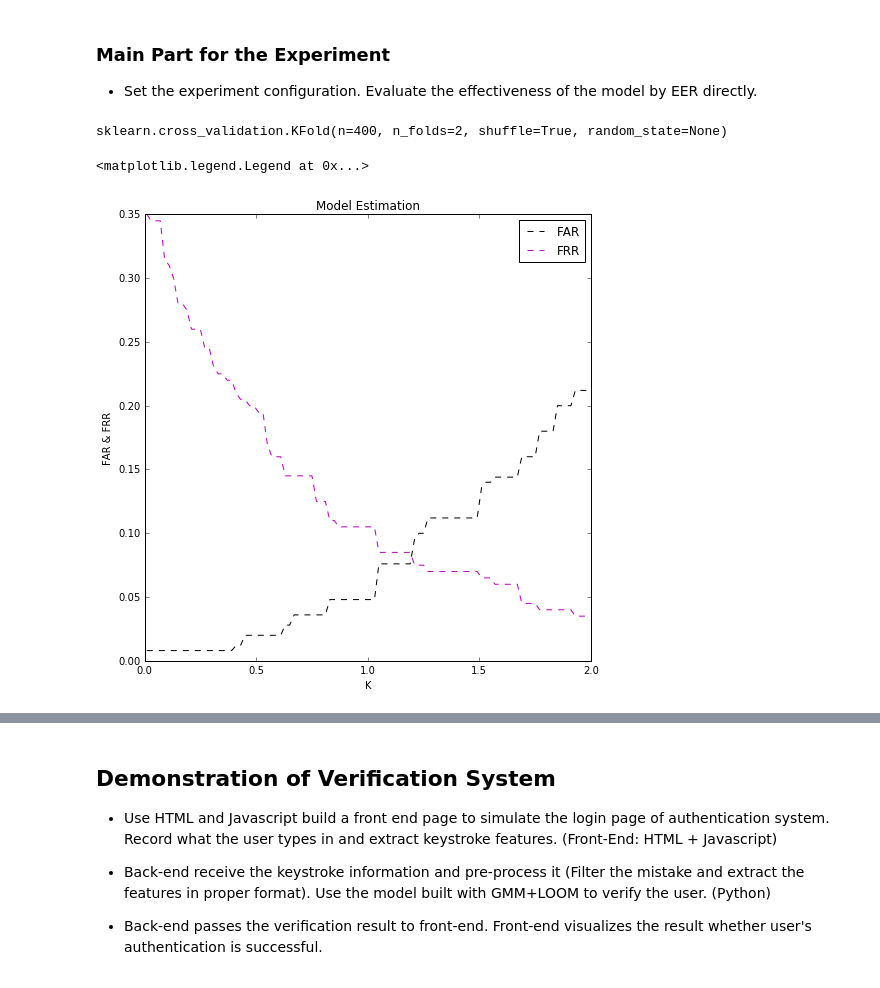
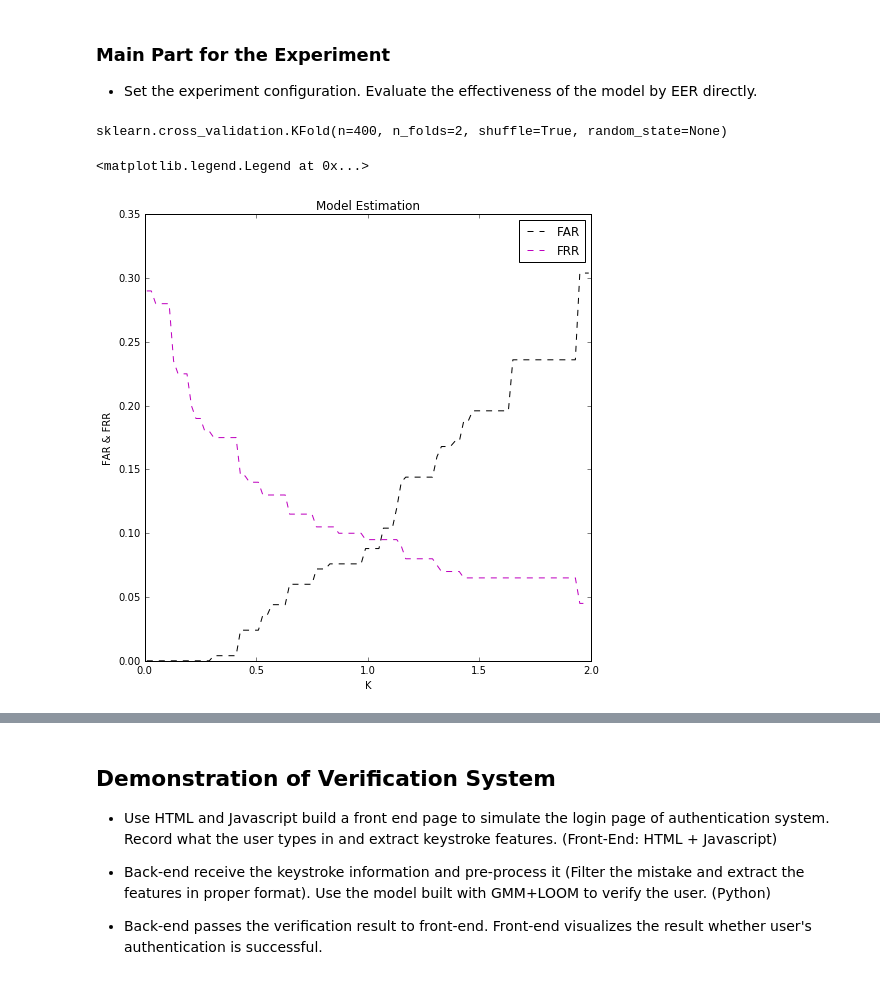
Before and after one commit to pysherlock/KeystrokeWeb, a Jupyter notebook: Demo.ipynb, the cells around one changed output, grey strips where cells are left out. Drawn from its saved outputs; the diff is of its cells as text; code cells hidden in the pictures.

```diff
--- a/Demo.ipynb
+++ b/Demo.ipynb
@@ -106,7 +106,7 @@ print imposter_features.shape;
 ##    And also, the train set is sorted as index's sequence
 ## following code is an example for cross_validation.KFold
 test_data = np.array([1,2,3,4,5,6,7,8,9,10]);
-kf_test = sklearn.cross_validation.KFold(len(test_data), n_folds = 4, shuffle = True);
+kf_test = cross_validation.KFold(len(test_data), n_folds = 4, shuffle = True);
 for train_index, test_index in kf_test:
     print train_index, test_index;
     train, test = test_data[train_index], test_data[test_index];
@@ -125,7 +125,7 @@ for train_index, test_index in kf_test:
 
 def pre_process(data, fold, shuffle):
 
-    kf = sklearn.cross_validation.KFold(len(data), n_folds=fold, shuffle=shuffle);
+    kf = cross_validation.KFold(len(data), n_folds=fold, shuffle=shuffle);
     print kf;
     train_index, test_index = next(iter(kf));
     train, test = data[train_index], data[test_index];
@@ -400,10 +415,10 @@ imposterSet = np.concatenate((imposter_features[0:1], imposter_features[1+1:])).
 genuine_user = np.array(testSet);
 imposter_user = imposterSet;
 
-profiles = dict((covar_type, GMM(n_components=18, covariance_type=covar_type, init_params='wc', n_iter=20))
+profiles = dict((covar_type, GMM(n_components=41, covariance_type=covar_type, init_params='wc', n_iter=20))
                    for covar_type in covariances);
 
-model = profiles["diag"]
+model = profiles["tied"]
 loo = cross_validation.LeaveOneOut(len(trainSet));
 Scores = [];
 
@@ -427,34 +442,34 @@ K_range = np.arange(0.01, 2.01, 0.02)
 for K in K_range:
     Seq = [Scores[j] for j in range(len(Scores)) if abs(Scores[j] - mean) < K*std];
     if(not Seq):
         threshold_user = mean - K*std;
     else:
         threshold_user = min(Seq);
 
     reject, accept = 0, 0;
     for i in range(len(scores_imposter)):
         if(scores_imposter[i] >= threshold_user):
             accept = accept+1;
 
     FAR.append(float(accept)/float(len(scores_imposter)));
 
     for i in range(len(scores_genuine)):
         if(scores_genuine[i] < threshold_user):
             reject = reject+1;
 
     FRR.append(float(reject)/float(len(scores_genuine)));
 
 plt.figure(figsize=(8,8));
 plt.plot(K_range, FAR, '--k', label = "FAR");
 plt.plot(K_range, FRR, '--m', label = "FRR");
 plt.xlabel("K");
 plt.ylabel("FAR & FRR");
 plt.title("Model Estimation");
 plt.legend(loc='upper right')
 # %% [output]
 sklearn.cross_validation.KFold(n=400, n_folds=2, shuffle=True, random_state=None)
 <matplotlib.legend.Legend at 0x...>
-[figure, old version]
+[figure, new version]
 # %%
 import random;
 from time import clock;
```
Also changed, not shown: parts of 5 cells of this notebook.
